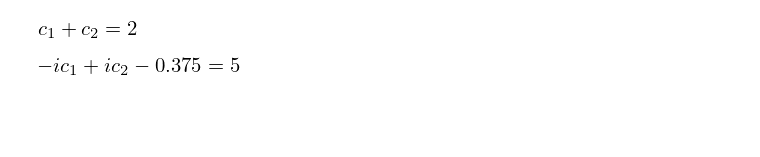
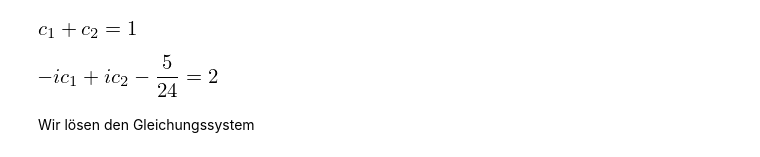
Before and after one commit to pchr8/math3-jupyter, a Jupyter notebook: Diffgleich.ipynb, the cells around one changed output. Cells and saved outputs as stored; diff of their text form; code cells hidden in the pictures; blank space fills up the shorter version.

```diff
--- a/Diffgleich.ipynb
+++ b/Diffgleich.ipynb
@@ -180,3 +183,4 @@ $$-8A=0;\\ -8B=1 \\\implies$$
 # %%
-print(solve(-8*B-1,B));
+bb = solve(-24*B-1,B)
+bb
 # %% [output]
@@ -199,0 +215,6 @@ e1
+# %%
+c1,c2=symbols("c1 c2")
+full=bb[0]*sin(5*x)+c1*E**(-I*x)+c2*E**(I*x)
+
+e1=full
+Eq(y(x),e1)
@@ -213,10 +237,12 @@ eq1
 [figure]
 # %%
 e2=e2.subs(x,0)
-eq2=Eq(e2,5)
+eq2=Eq(e2,2)
 eq2
 # %% [output]
-[figure, old version]
+[figure, new version]
+# %% [markdown]
+Wir lösen den Gleichungssystem
 # %%
 res=solve([eq1,eq2],[c1,c2])
 res
```
Also changed, not shown: parts of 60 cells of this notebook, 44 other files.
